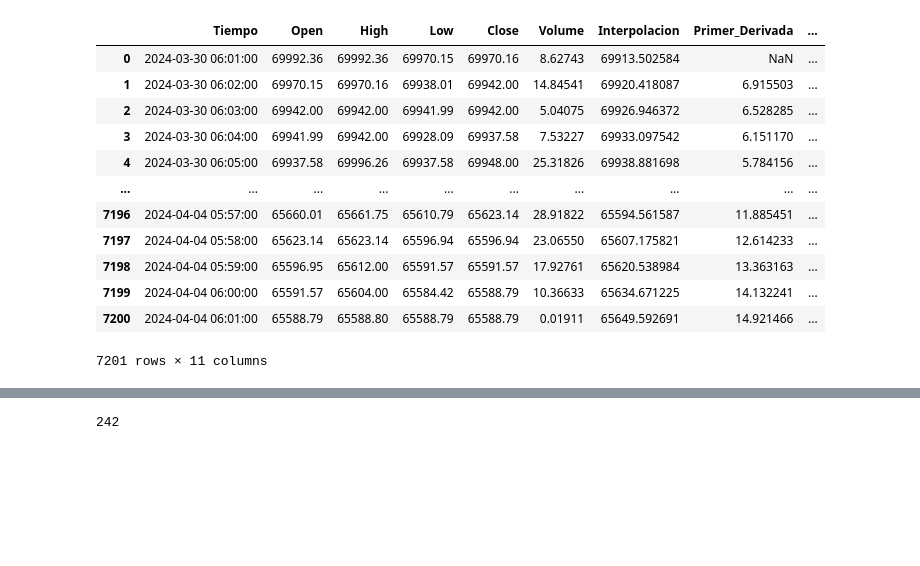
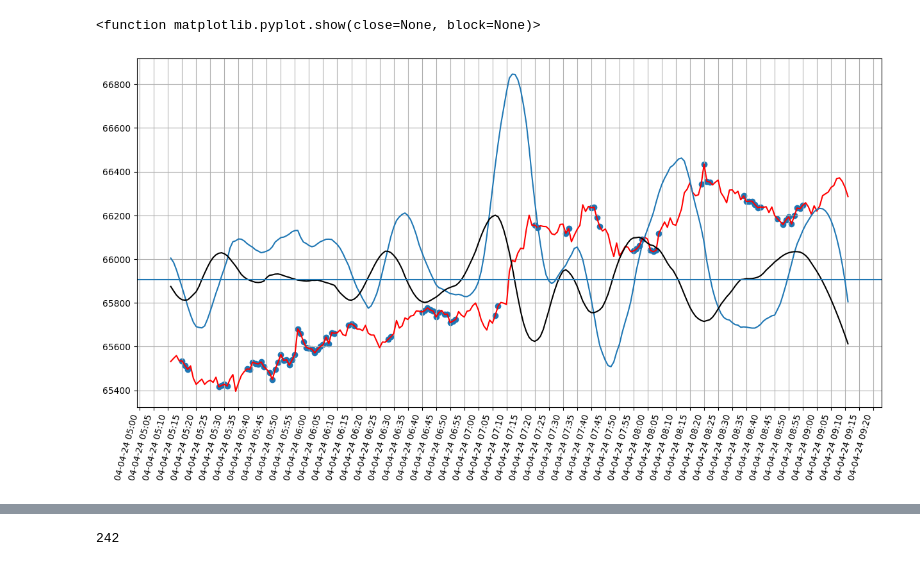
Before and after one commit to Tinmarian/tradingbot, a Jupyter notebook: cristian/scrips/analisis_derivadas_1minuto.ipynb, the cells around one changed output, grey strips where cells are left out. Cells and saved outputs as stored; diff of their text form; code cells hidden in the pictures; blank space fills up the shorter version.

```diff
--- a/cristian/scrips/analisis_derivadas_1minuto.ipynb
+++ b/cristian/scrips/analisis_derivadas_1minuto.ipynb
@@ -10,33 +31,62 @@ import matplotlib.dates as mdates
 # %%
 ## Conexión con Binance para descargar la lista de pares que binance maneja
 from binance import Client
 client = Client()
 
-recent_data = df = pd.DataFrame(client.get_historical_klines('BTCUSDT','1m','5 days ago UTC'))
+
+##################################################################################################################################
+# Descarga y limpieza de datos de 5 días en adelante
+##################################################################################################################################
+recent_data = pd.DataFrame(client.get_historical_klines('BTCUSDT','1m','1 day ago UTC'))
 recent_data = recent_data.iloc[:,:6]
 recent_data.columns = ['Tiempo','Open','High','Low','Close','Volume']
 recent_data['Tiempo'] = pd.to_datetime(recent_data.Tiempo,unit='ms')
 recent_data['Tiempo'] = recent_data.Tiempo.astype('datetime64')
 recent_data = recent_data.set_index('Tiempo')
 recent_data = recent_data.astype(float)
 recent_data = recent_data.reset_index()
-recent_data['Interpolacion'] = sc.signal.savgol_filter(recent_data.Open,60,3)
+recent_data['Interpolacion'] = sc.signal.savgol_filter(recent_data.Open,25,3)
 recent_data['Primer_Derivada'] = recent_data.Interpolacion.diff()
-recent_data['PD_Interpolacion'] = sc.signal.savgol_filter(recent_data.Primer_Derivada,60,3)
+recent_data['PD_Interpolacion'] = sc.signal.savgol_filter(recent_data.Primer_Derivada,25,3)
 recent_data['Segunda_Derivada'] = recent_data.PD_Interpolacion.diff()
-recent_data['SD_Interpolacion'] = sc.signal.savgol_filter(recent_data.Segunda_Derivada,60,3)
-recent_data
+recent_data['SD_Interpolacion'] = sc.signal.savgol_filter(recent_data.Segunda_Derivada,25,3)
+# recent_data
+
+
+##################################################################################################################################
+# Gráfica final del backtesting sobre nuestro análisis con puntos de compra y venta.
+##################################################################################################################################
+a = 1200
+d = 500
+
+min_max_sd = pd.DataFrame(columns=['Derivada'])
+min_max_sd['Derivada'] = recent_data[a:a+d].SD_Interpolacion.diff()
+lista_min_max = min_max_sd[(min_max_sd['Derivada'] >= -0.1) & (min_max_sd['Derivada'] <= 0.1)]
+lista_min_max = lista_min_max.index.tolist()
+
+mp = recent_data.Open[a:a+d].mean()
+# plt.axvline(halving_dates['Halving_Dates'][2])
+# plt.axvline(halving_dates['Halving_Dates'][3])
+plt.figure(figsize=(15,8))
+plt.plot(recent_data.Tiempo[a:a+d],recent_data.Open[a:a+d].multiply(1),color='red')
+plt.plot(recent_data.Tiempo[a:a+d],recent_data.PD_Interpolacion[a:a+d].multiply(30)+mp)
+plt.plot(recent_data.Tiempo[a:a+d],recent_data.SD_Interpolacion[a:a+d].multiply(100)+mp,color='k')
+# for i in recent_data.Tiempo.iloc[lista_min_max]:
+#     plt.axvline(i)
+plt.scatter(recent_data.Tiempo.iloc[lista_min_max],recent_data.Open.iloc[lista_min_max])
+plt.grid(visible=True)
+
+# Set minor tick locations.
+plt.gca().xaxis.set_major_formatter(mdates.DateFormatter('%d-%m-%y %H:%M'))
+plt.gca().xaxis.set_major_locator(mdates.MinuteLocator(interval=5))
+# plt.gca().xaxis.set_minor_locator(minorLocator)
+plt.gcf().autofmt_xdate()
+# Set grid to use minor tick locations.
+plt.grid(which = 'minor')
+plt.xticks(rotation=75)
+plt.axhline(mp)
+# plt.axvline(6500)
+plt.show
 # %% [output]
-|  | Tiempo | Open | High | Low | Close | Volume | Interpolacion | Primer_Derivada | ... |
-| 0 | 2024-03-30 06:01:00 | 69992.36 | 69992.36 | 69970.15 | 69970.16 | 8.62743 | 69913.502584 | NaN | ... |
-| 1 | 2024-03-30 06:02:00 | 69970.15 | 69970.16 | 69938.01 | 69942.00 | 14.84541 | 69920.418087 | 6.915503 | ... |
-| 2 | 2024-03-30 06:03:00 | 69942.00 | 69942.00 | 69941.99 | 69942.00 | 5.04075 | 69926.946372 | 6.528285 | ... |
-| 3 | 2024-03-30 06:04:00 | 69941.99 | 69942.00 | 69928.09 | 69937.58 | 7.53227 | 69933.097542 | 6.151170 | ... |
-| 4 | 2024-03-30 06:05:00 | 69937.58 | 69996.26 | 69937.58 | 69948.00 | 25.31826 | 69938.881698 | 5.784156 | ... |
-| ... | ... | ... | ... | ... | ... | ... | ... | ... | ... |
-| 7196 | 2024-04-04 05:57:00 | 65660.01 | 65661.75 | 65610.79 | 65623.14 | 28.91822 | 65594.561587 | 11.885451 | ... |
-| 7197 | 2024-04-04 05:58:00 | 65623.14 | 65623.14 | 65596.94 | 65596.94 | 23.06550 | 65607.175821 | 12.614233 | ... |
-| 7198 | 2024-04-04 05:59:00 | 65596.95 | 65612.00 | 65591.57 | 65591.57 | 17.92761 | 65620.538984 | 13.363163 | ... |
-| 7199 | 2024-04-04 06:00:00 | 65591.57 | 65604.00 | 65584.42 | 65588.79 | 10.36633 | 65634.671225 | 14.132241 | ... |
-| 7200 | 2024-04-04 06:01:00 | 65588.79 | 65588.80 | 65588.79 | 65588.79 | 0.01911 | 65649.592691 | 14.921466 | ... |
-7201 rows × 11 columns
+<function matplotlib.pyplot.show(close=None, block=None)>
+[figure, added]
```
Also changed, not shown: parts of 4 cells of this notebook, 1 other file.
